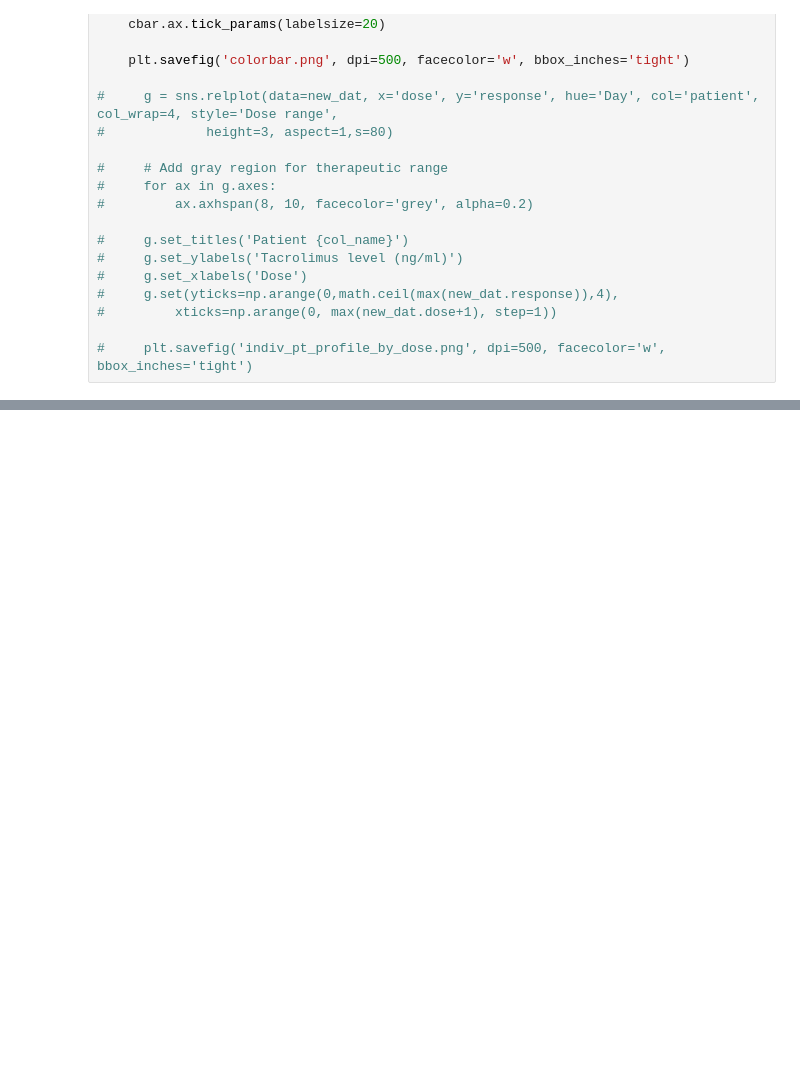
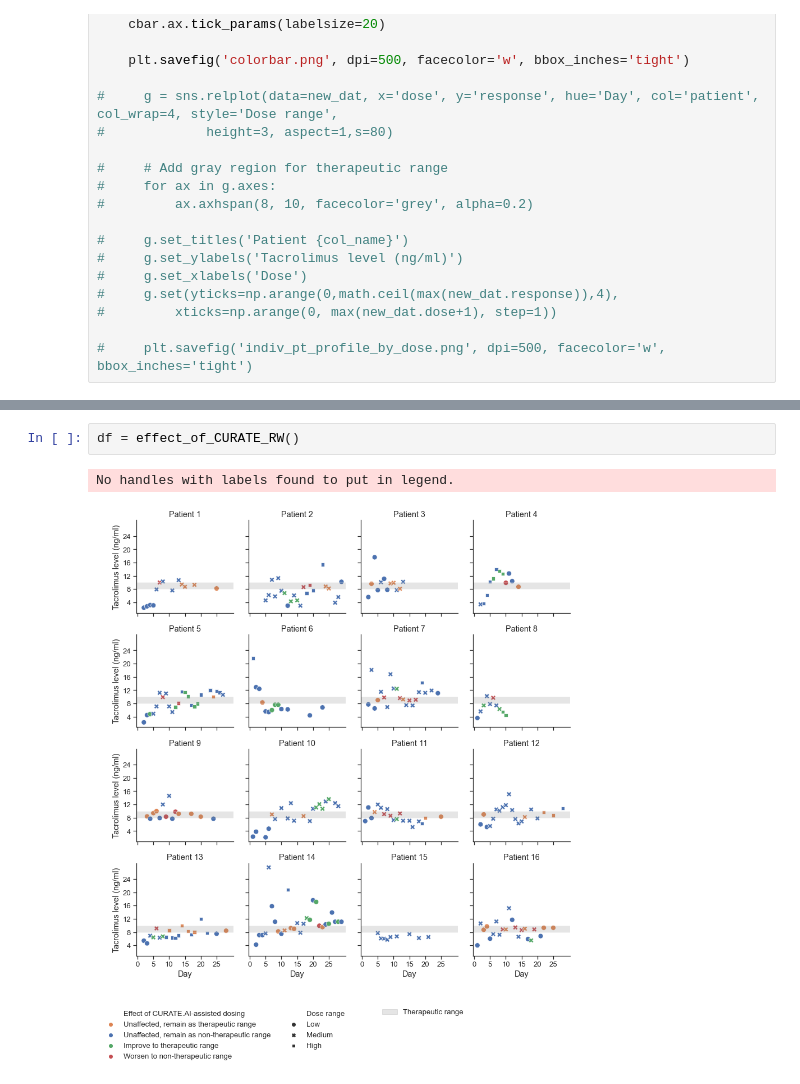
Before and after one commit to tshibei/retro_ped_liver_transplant, a Jupyter notebook: retro_PLT.ipynb, the cells around one changed output, grey strips where cells are left out. Saved outputs shown, nothing was run; the diff lists cells and outputs as text; blank space fills up the shorter version.

```diff
--- a/retro_PLT.ipynb
+++ b/retro_PLT.ipynb
@@ -296,0 +220,5 @@ dat['recommended_dose'] = [7.5, 7.5, 2.5, 2.5, 4.5, 8, 5.5, 5, 5, 2, 7, 3.3]
+# %%
+df = effect_of_CURATE_RW()
+# %% [output]
+No handles with labels found to put in legend.
+[figure, added]
```
Also changed, not shown: parts of 6 cells of this notebook, 6 other files.
